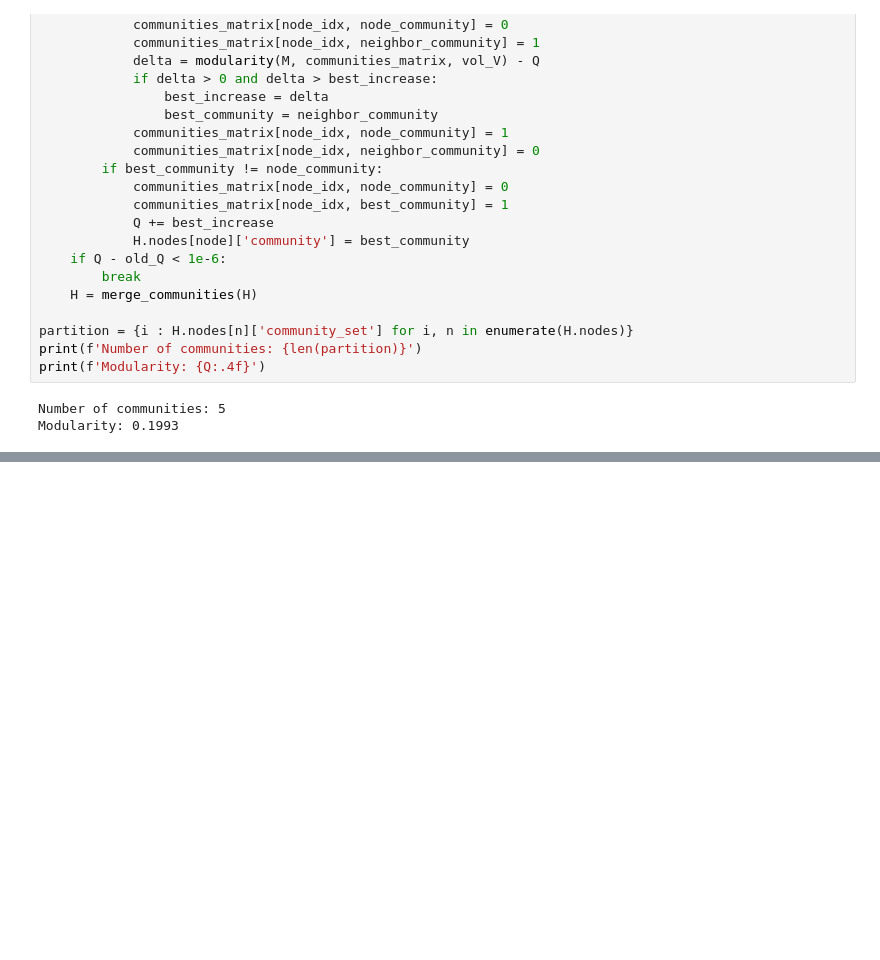
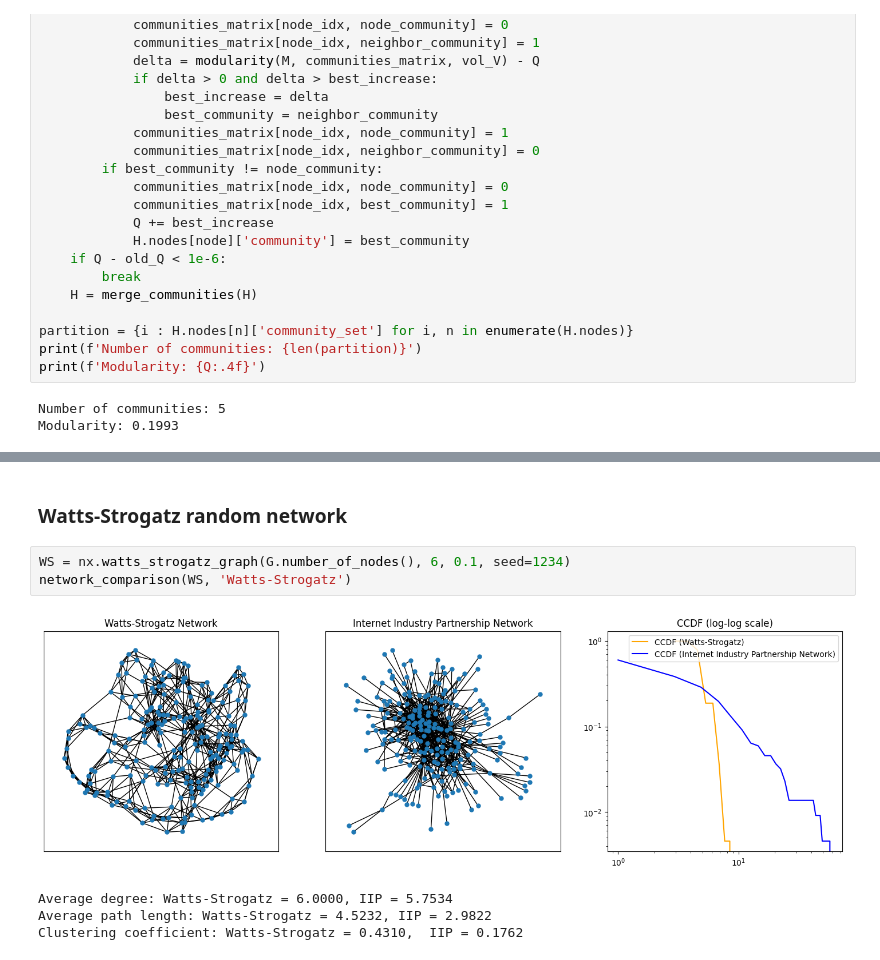
Before and after one commit to rik1599/advanced-data-science-2023, a Jupyter notebook: internet-industry-partnerships/internet-industry.partnership.ipynb, the cells around one changed output, grey strips where cells are left out. Cells and saved outputs as stored; diff of their text form; blank space fills up the shorter version.

```diff
--- a/internet-industry-partnerships/internet-industry.partnership.ipynb
+++ b/internet-industry-partnerships/internet-industry.partnership.ipynb
@@ -700,0 +740,10 @@ plt.show()
+# %% [markdown]
+### Watts-Strogatz random network
+# %%
+WS = nx.watts_strogatz_graph(G.number_of_nodes(), 6, 0.1, seed=1234)
+network_comparison(WS, 'Watts-Strogatz')
+# %% [output]
+[figure, added]
+Average degree: Watts-Strogatz = 6.0000, IIP = 5.7534
+Average path length: Watts-Strogatz = 4.5232, IIP = 2.9822
+Clustering coefficient: Watts-Strogatz = 0.4310,  IIP = 0.1762
```
Also changed, not shown: parts of 24 cells of this notebook, 1 other file.
